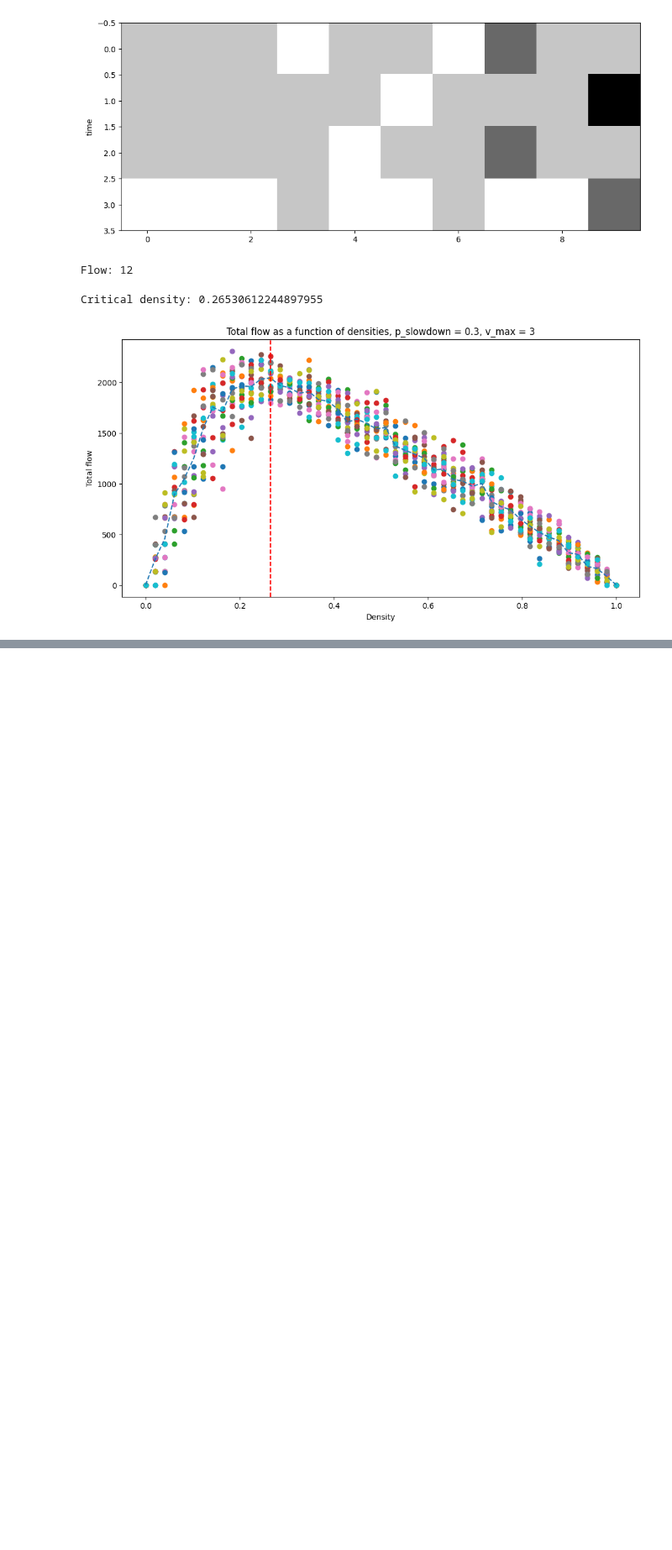
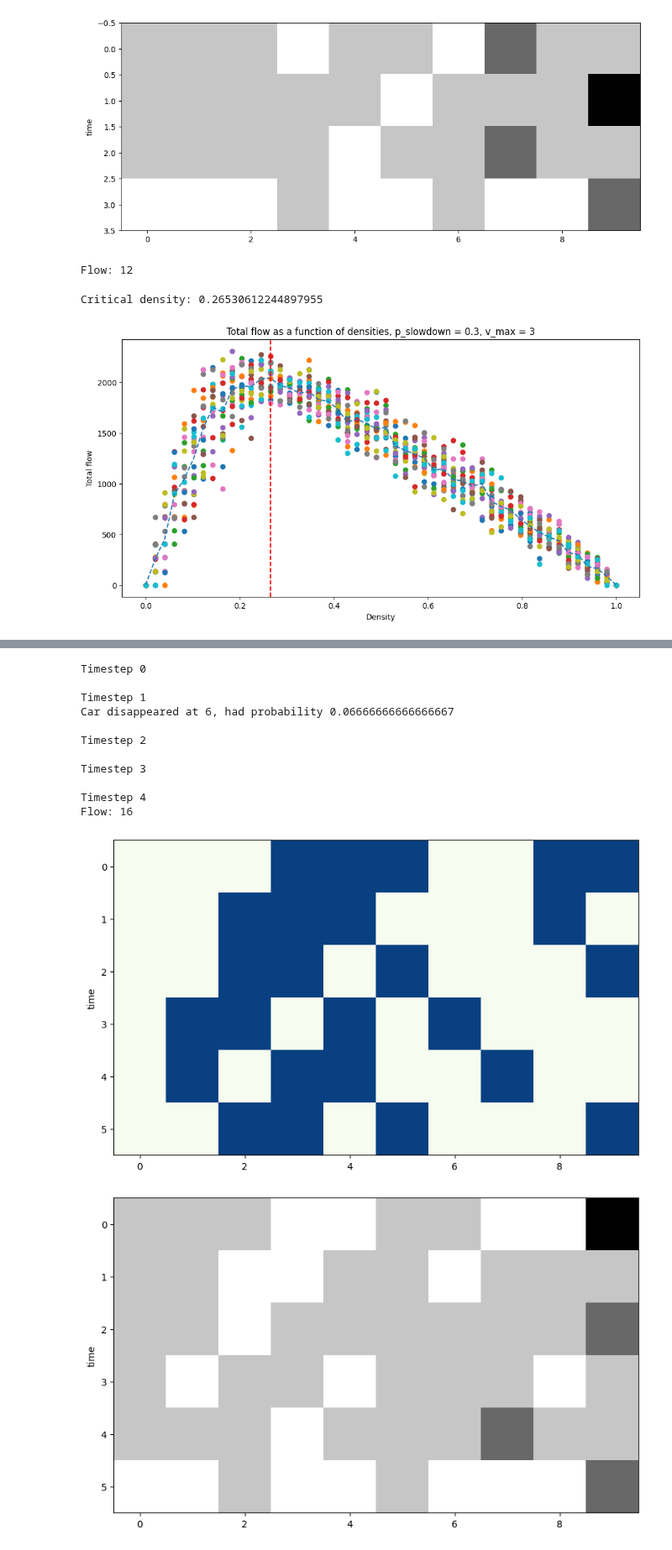
Before and after one commit to ThomasTenDamme/CSS-Group1, a Jupyter notebook: nb.ipynb, the cells around one changed output, grey strips where cells are left out. Shown at 84% size. Drawn from its saved outputs; the diff is of its cells as text; code cells hidden in the pictures; blank space fills up the shorter version.

Commit message:
Dynamic model done and used in nb.ipynb

```diff
--- a/nb.ipynb
+++ b/nb.ipynb
@@ -311,0 +289,69 @@ print(df_filtered)
+# %%
+def density_evolution_nasch (evolution):
+    """
+    Function to calculate the density evolution of the NaSch model. The density is defined as the
+    amount of cars in total. This is calculated by summing the total amount of cars.
+    Input:
+    - evolution (list): List containing the evolution of the model for each timestep.
+    Output:
+    - density_evolution (list): List containing the density evolution of the model for each timestep.
+    """
+    location_evolution = [[x[0] for x in line] for line in evolution]
+    density_evolution = [np.sum(line) / len(line) for line in location_evolution]
+    return density_evolution
+# %%
+# Test dynamic model
+importlib.reload(modules)
+from modules import run_model_stochastic
+from modules import calculate_flow_nasch
+
+p = 0.5
+L = 10
+T = int(L / 2)
+n = 1
+
+# NaSch parameters
+p_slowdown = 0.3
+v_max = 3
+
+# Dynamic parameters
+neighbourhood_size = 3
+entry_chance = 0.1
+exit_chance = 0.1
+
+lifespan_counter, jam_size_counter, evolutions = run_model_stochastic(p, L, T, n, v_max=v_max, p_slowdown = p_slowdown,
+                                                                      return_evolutions=True, dynamic_model=True, neighbourhood_size=neighbourhood_size,
+                                                                      entry_chance=entry_chance, exit_chance=exit_chance)
+
+# Visualize the evolution
+evolution = evolutions[0]
+
+location_evolution = [[x[0] for x in line] for line in evolution]
+speed_evolution = [[x[1] for x in line] for line in evolution]
+
+flow = calculate_flow_nasch(evolution)
+print(f"Flow: {flow}")
+
+# plot the car evolution
+fig, ax = plt.subplots(figsize=(12, 6))  # Adjust the size as needed
+cpl.plot(location_evolution, colormap='GnBu')
+
+fig, ax = plt.subplots(figsize=(12, 6))  # Adjust the size as needed
+cpl.plot(speed_evolution, colormap='Grays')
+
+density_test = density_evolution_nasch(evolution)
+plt.plot(density_test)
+# %% [output]
+Timestep 0
+
+Timestep 1
+Car disappeared at 6, had probability 0.06666666666666667
+
+Timestep 2
+
+Timestep 3
+
+Timestep 4
+Flow: 16
+[figure, added]
+[figure, added]
```
Also changed, not shown: parts of 1 cell of this notebook, 1 other file.
